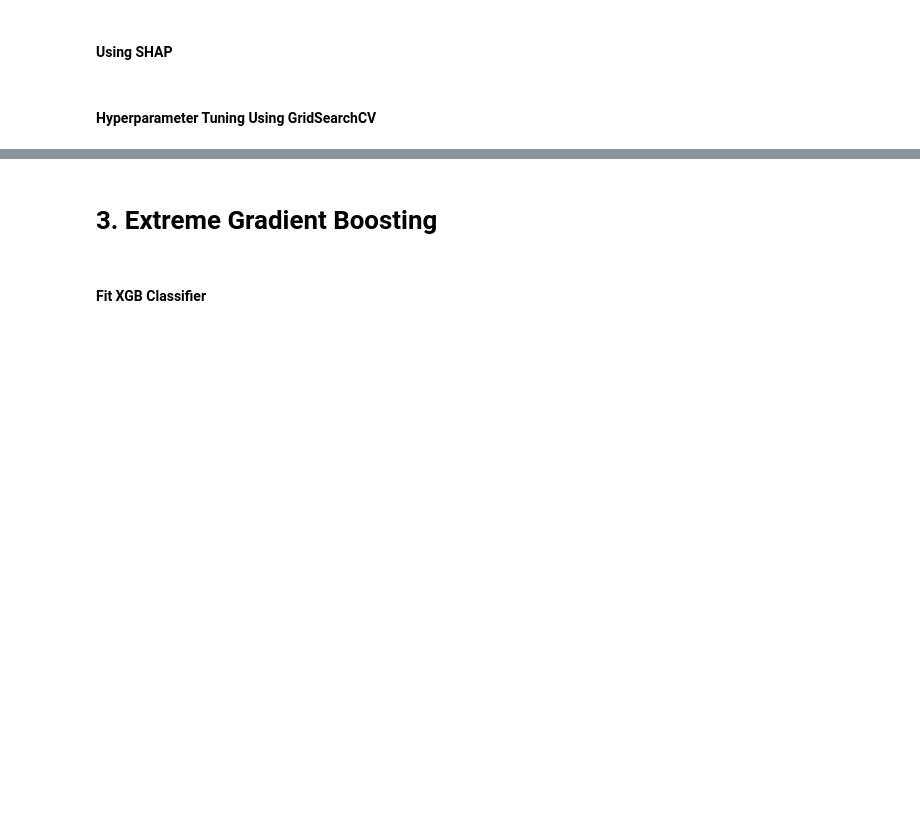
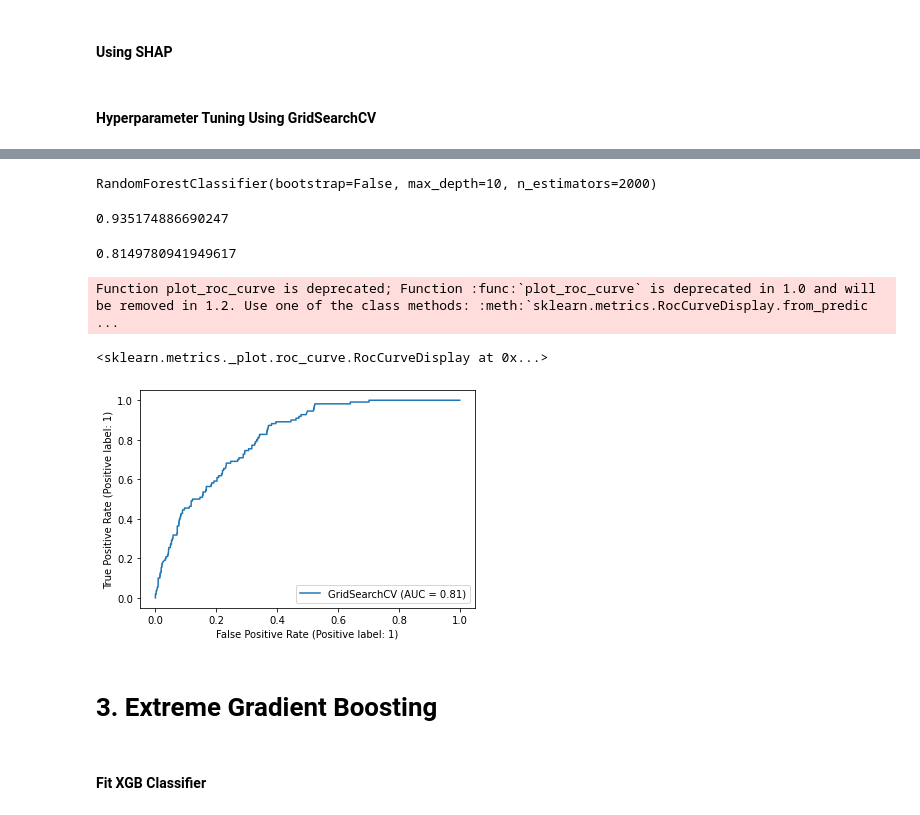
Before and after one commit to ltomczak1/Capstone-Two---Predicting-West-Nile-Virus, a Jupyter notebook: CapstoneTwoModels.ipynb, the cells around one changed output, grey strips where cells are left out. Drawn from its saved outputs; the diff is of its cells as text; code cells hidden in the pictures; blank space fills up the shorter version.

```diff
--- a/CapstoneTwoModels.ipynb
+++ b/CapstoneTwoModels.ipynb
@@ -246,0 +363,9 @@ plt.show()
+# %%
+#display best estimators
+print(best_est)
+# %% [output]
+RandomForestClassifier(bootstrap=False, max_depth=10, n_estimators=2000)
+# %%
+print(rf_gs.best_score_)
+# %% [output]
+0.935174886690247
@@ -247,3 +375,14 @@ plt.show()
+# %%
+#Get performance metrics
+roc_auc_score(y_test, y_pred_probs_gs)
+# %% [output]
+0.8149780941949617
+# %%
+plot_roc_curve(rf_gs, X_test, y_test)
+# %% [output]
+Function plot_roc_curve is deprecated; Function :func:`plot_roc_curve` is deprecated in 1.0 and will be removed in 1.2. Use one of the class methods: :meth:`sklearn.metrics.RocCurveDisplay.from_predic ...
+<sklearn.metrics._plot.roc_curve.RocCurveDisplay at 0x...>
+[figure, added]
 # %% [markdown]
 # 3. Extreme Gradient Boosting
 # %% [markdown]
```
Also changed, not shown: parts of 40 cells of this notebook.
